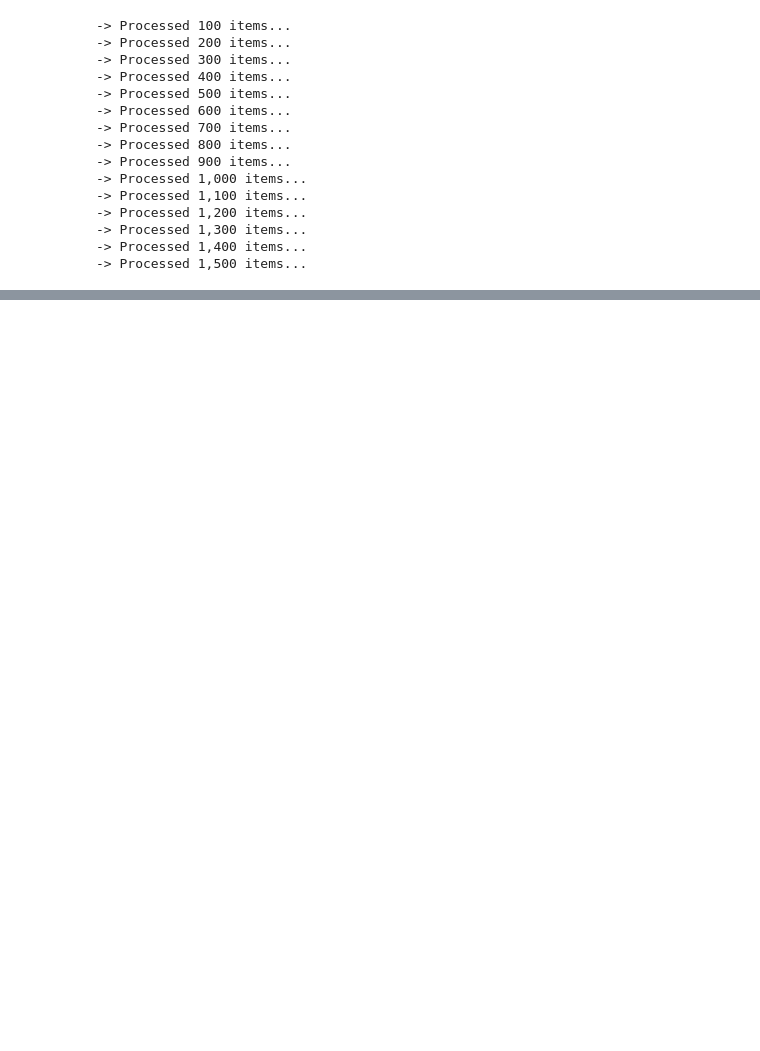
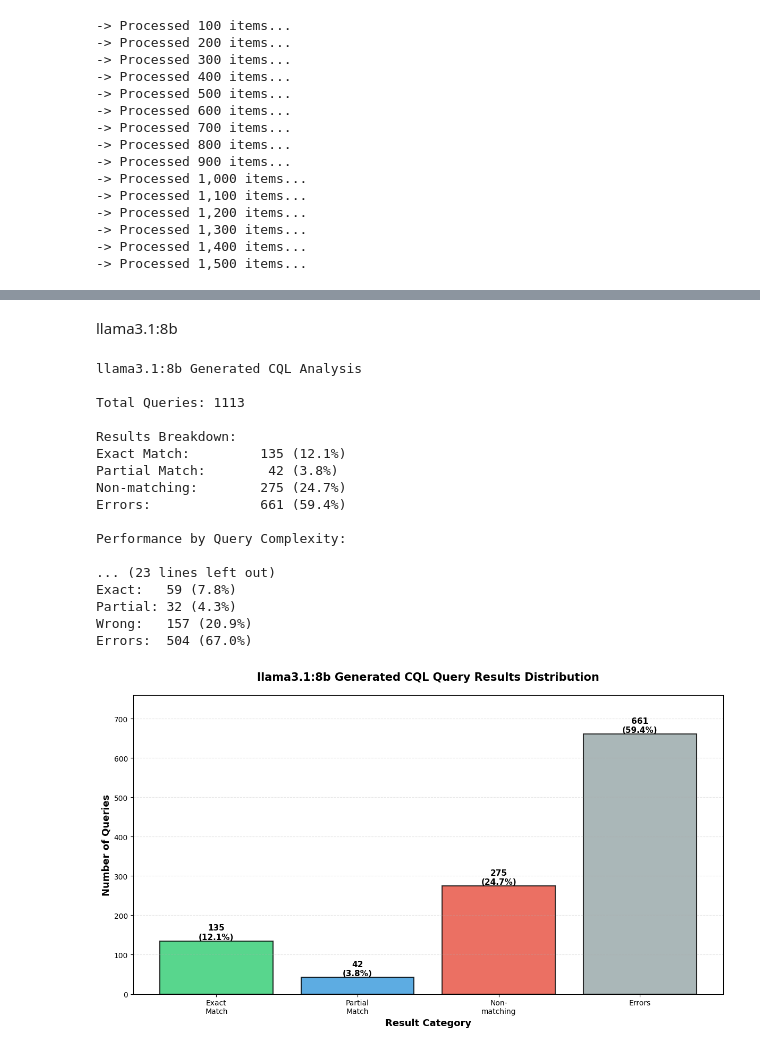
Before and after one commit to GustyCrocodile/llm-semin, a Jupyter notebook: project.ipynb, the cells around one changed output, grey strips where cells are left out. Cells and saved outputs as stored; diff of their text form; code cells hidden in the pictures; blank space fills up the shorter version.

```diff
--- a/project.ipynb
+++ b/project.ipynb
@@ -560,0 +1280,25 @@ print(response['message']['content'])
+# %% [markdown]
+llama3.1:8b
+# %%
+stats = analyze_query_results('llama3.1:8b')
+print_analysis_summary(stats, 'llama3.1:8b')
+plot_results_distribution(stats, 'llama3.1:8b')
+# %% [output]
+llama3.1:8b Generated CQL Analysis
+
+Total Queries: 1113
+
+Results Breakdown:
+Exact Match:         135 (12.1%)
+Partial Match:        42 (3.8%)
+Non-matching:        275 (24.7%)
+Errors:              661 (59.4%)
+
+Performance by Query Complexity:
+
+... (23 lines left out)
+Exact:   59 (7.8%)
+Partial: 32 (4.3%)
+Wrong:   157 (20.9%)
+Errors:  504 (67.0%)
+[figure, added]
```
Also changed, not shown: parts of 64 cells of this notebook, 30 other files.
